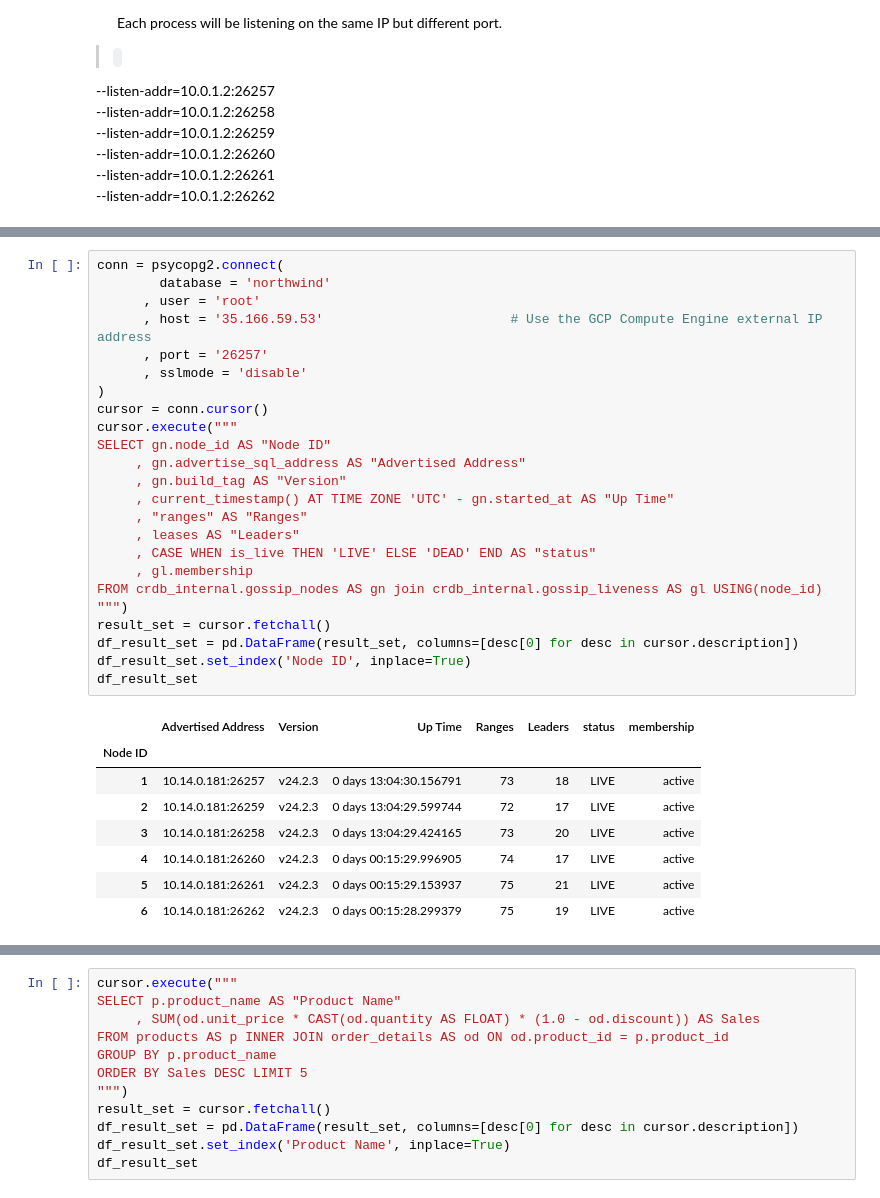
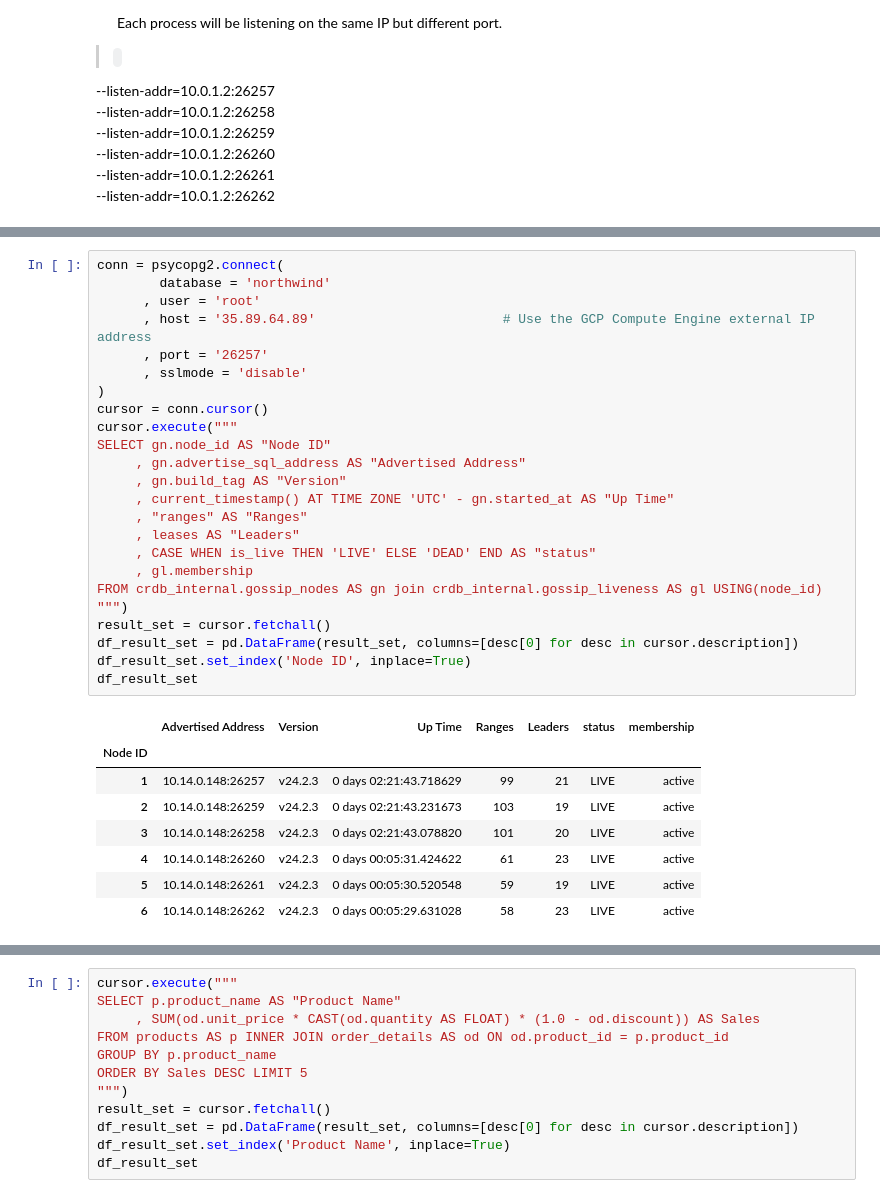
Before and after one commit to ainfanzon/Cockroach_IAM_Workshop, a Jupyter notebook: GCP_Colab_notebooks/Exercise_02.ipynb, the cells around one changed output, grey strips where cells are left out. Saved outputs shown, nothing was run; the diff lists cells and outputs as text.

```diff
--- a/GCP_Colab_notebooks/Exercise_02.ipynb
+++ b/GCP_Colab_notebooks/Exercise_02.ipynb
@@ -164,36 +164,36 @@ http://IP Address:8080/#/overview/list
 # %%
 conn = psycopg2.connect(
         database = 'northwind'
       , user = 'root'
-      , host = '35.166.59.53'                        # Use the GCP Compute Engine external IP address
+      , host = '35.89.64.89'                        # Use the GCP Compute Engine external IP address
       , port = '26257'
       , sslmode = 'disable'
 )
 cursor = conn.cursor()
 cursor.execute("""
 SELECT gn.node_id AS "Node ID"
      , gn.advertise_sql_address AS "Advertised Address"
      , gn.build_tag AS "Version"
      , current_timestamp() AT TIME ZONE 'UTC' - gn.started_at AS "Up Time"
      , "ranges" AS "Ranges"
      , leases AS "Leaders"
      , CASE WHEN is_live THEN 'LIVE' ELSE 'DEAD' END AS "status"
      , gl.membership
 FROM crdb_internal.gossip_nodes AS gn join crdb_internal.gossip_liveness AS gl USING(node_id)
 """)
 result_set = cursor.fetchall()
 df_result_set = pd.DataFrame(result_set, columns=[desc[0] for desc in cursor.description])
 df_result_set.set_index('Node ID', inplace=True)
 df_result_set
 # %% [output]
 |  | Advertised Address | Version | Up Time | Ranges | Leaders | status | membership |
 | Node ID |  |  |  |  |  |  |  |
-| 1 | 10.14.0.181:26257 | v24.2.3 | 0 days 13:04:30.156791 | 73 | 18 | LIVE | active |
-| 2 | 10.14.0.181:26259 | v24.2.3 | 0 days 13:04:29.599744 | 72 | 17 | LIVE | active |
-| 3 | 10.14.0.181:26258 | v24.2.3 | 0 days 13:04:29.424165 | 73 | 20 | LIVE | active |
-| 4 | 10.14.0.181:26260 | v24.2.3 | 0 days 00:15:29.996905 | 74 | 17 | LIVE | active |
-| 5 | 10.14.0.181:26261 | v24.2.3 | 0 days 00:15:29.153937 | 75 | 21 | LIVE | active |
-| 6 | 10.14.0.181:26262 | v24.2.3 | 0 days 00:15:28.299379 | 75 | 19 | LIVE | active |
+| 1 | 10.14.0.148:26257 | v24.2.3 | 0 days 02:21:43.718629 | 99 | 21 | LIVE | active |
+| 2 | 10.14.0.148:26259 | v24.2.3 | 0 days 02:21:43.231673 | 103 | 19 | LIVE | active |
+| 3 | 10.14.0.148:26258 | v24.2.3 | 0 days 02:21:43.078820 | 101 | 20 | LIVE | active |
+| 4 | 10.14.0.148:26260 | v24.2.3 | 0 days 00:05:31.424622 | 61 | 23 | LIVE | active |
+| 5 | 10.14.0.148:26261 | v24.2.3 | 0 days 00:05:30.520548 | 59 | 19 | LIVE | active |
+| 6 | 10.14.0.148:26262 | v24.2.3 | 0 days 00:05:29.631028 | 58 | 23 | LIVE | active |
 # %% [markdown]
 # MAKE SURE TO COMPARE WITH THE DB CONSOLE AND EXPLAIN WHY
 
```
Also changed, not shown: parts of 3 cells of this notebook.
